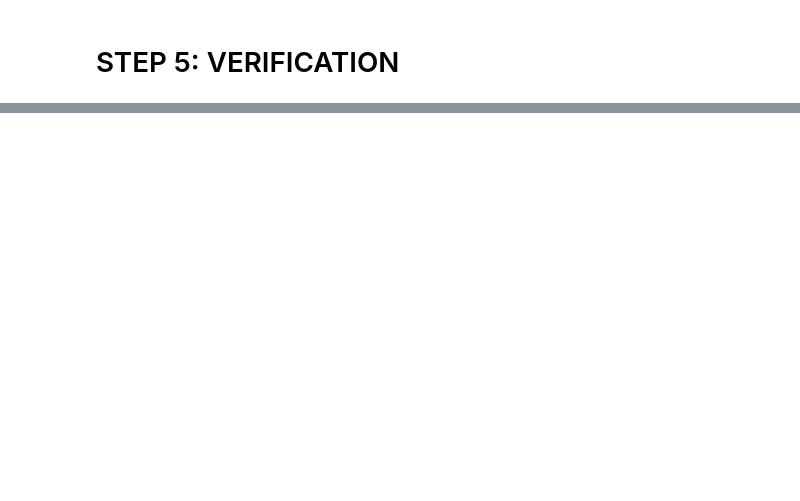
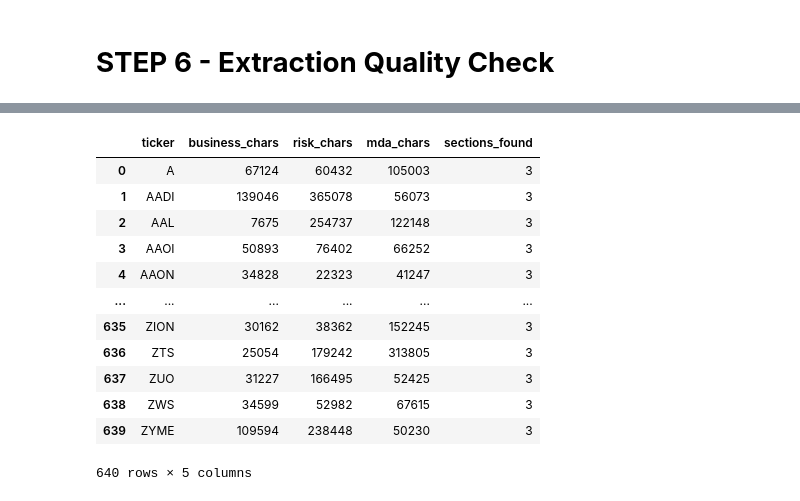
Before and after one commit to SU-IST707-SP26/group-project-machine-learners, a Jupyter notebook: work/10-K_filings_data_pull.ipynb, the cells around one changed output, grey strips where cells are left out. Cells and saved outputs as stored; diff of their text form; code cells hidden in the pictures; blank space fills up the shorter version.

Commit message:
initial section extractions complete,

```diff
--- a/work/10-K_filings_data_pull.ipynb
+++ b/work/10-K_filings_data_pull.ipynb
@@ -223,54 +325,6 @@ Error:
 # %% [markdown]
-# STEP 5: VERIFICATION
+# **STEP 6 - Extraction Quality Check**
 # %%
-import json
-import os
-import pandas as pd
-
-OUTPUT_DIR = "../data/extracted_sections"
-
-records = []
-
-for fname in os.listdir(OUTPUT_DIR):
-    if not fname.endswith(".json"):
-        continue
-
-    with open(os.path.join(OUTPUT_DIR, fname)) as f:
-        data = json.load(f)
-
-    ticker   = data['ticker']
-    sections = data['sections']
-
-    records.append({
-        'ticker':         ticker,
-        'business_chars': len(sections['business'])     if sections['business']     else 0,
-        'risk_chars':     len(sections['risk_factors'])  if sections['risk_factors'] else 0,
-        'mda_chars':      len(sections['mda'])           if sections['mda']          else 0,
-        'sections_found': sum(v is not None for v in sections.values())
-    })
-
-audit_df = pd.DataFrame(records).sort_values('ticker').reset_index(drop=True)
-
-# ── Summary stats ─────────────────────────────────────────────────────────────
-print("=== Section Size Summary (characters) ===")
-for col, label in [('business_chars', 'BUSINESS'), ('risk_chars', 'RISK FACTORS'), ('mda_chars', 'MD&A')]:
-    s = audit_df[col][audit_df[col] > 0]
-    print(f"\n{label}")
-    print(f"  Mean:   {s.mean():>10,.0f}")
-    print(f"  Median: {s.median():>10,.0f}")
-    print(f"  Min:    {s.min():>10,.0f}")
-    print(f"  Max:    {s.max():>10,.0f}")
-
-# ── Coverage ──────────────────────────────────────────────────────────────────
-print(f"\n=== Extraction Coverage ===")
-for n in [3, 2, 1, 0]:
-    count = (audit_df['sections_found'] == n).sum()
-    print(f"  {n}/3 sections found: {count} companies")
-
-# ── Flag partial extractions ──────────────────────────────────────────────────
-partial = audit_df[audit_df['sections_found'] < 3]
-if not partial.empty:
-    print(f"\n=== Partial Extractions ({len(partial)} companies) ===")
-    print(partial[['ticker', 'sections_found', 'business_chars', 'risk_chars', 'mda_chars']].to_string(index=False))
-
+audit_df = run_extraction_quality_check()
 audit_df
+# %% [output]
@@ -276,0 +348,13 @@ audit_df
+|  | ticker | business_chars | risk_chars | mda_chars | sections_found |
+| 0 | A | 67124 | 60432 | 105003 | 3 |
+| 1 | AADI | 139046 | 365078 | 56073 | 3 |
+| 2 | AAL | 7675 | 254737 | 122148 | 3 |
+| 3 | AAOI | 50893 | 76402 | 66252 | 3 |
+| 4 | AAON | 34828 | 22323 | 41247 | 3 |
+| ... | ... | ... | ... | ... | ... |
+| 635 | ZION | 30162 | 38362 | 152245 | 3 |
+| 636 | ZTS | 25054 | 179242 | 313805 | 3 |
+| 637 | ZUO | 31227 | 166495 | 52425 | 3 |
+| 638 | ZWS | 34599 | 52982 | 67615 | 3 |
+| 639 | ZYME | 109594 | 238448 | 50230 | 3 |
+640 rows × 5 columns
```
Also changed, not shown: parts of 16 cells of this notebook, 1 other file.
